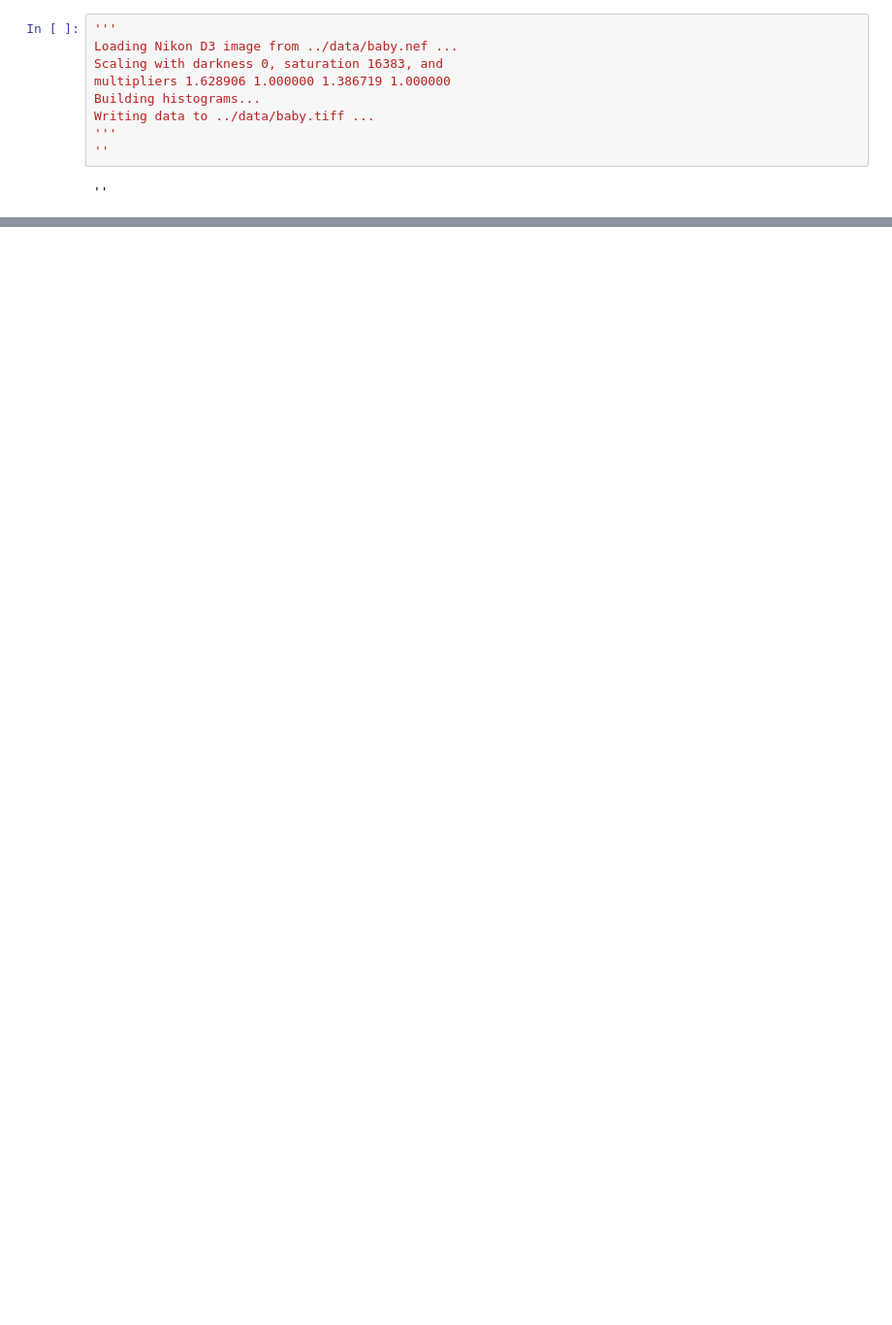
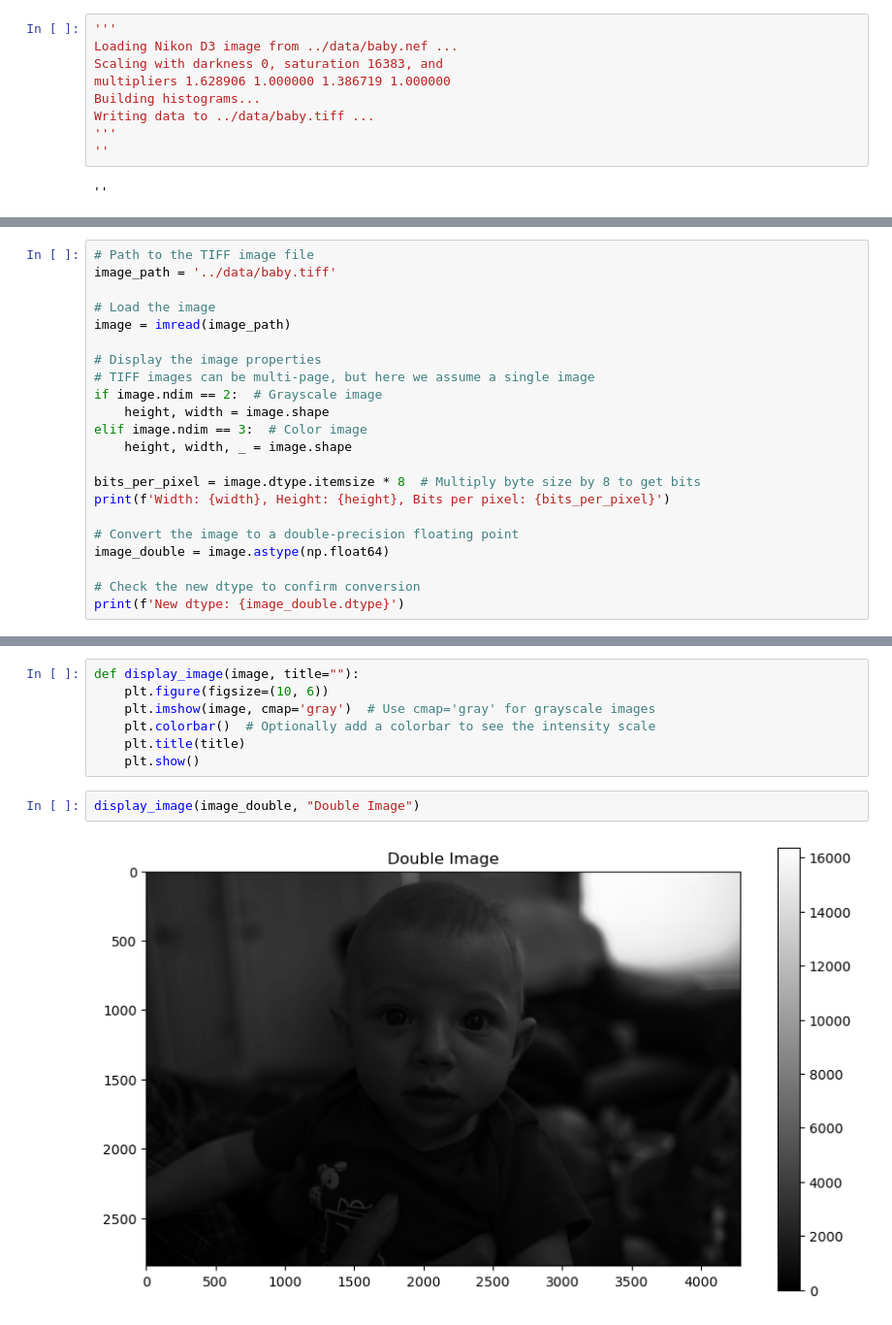
Before and after one commit to eonemli/ISP_pipeline, a Jupyter notebook: src/isp_hw.ipynb, the cells around one changed output, grey strips where cells are left out. Shown at 97% size. Saved outputs shown, nothing was run; the diff lists cells and outputs as text; blank space fills up the shorter version.

```diff
--- a/src/isp_hw.ipynb
+++ b/src/isp_hw.ipynb
@@ -41,0 +49,22 @@ Writing data to ../data/baby.tiff ...
+# %%
+# Path to the TIFF image file
+image_path = '../data/baby.tiff'
+
+# Load the image
+image = imread(image_path)
+
+# Display the image properties
+# TIFF images can be multi-page, but here we assume a single image
+if image.ndim == 2:  # Grayscale image
+    height, width = image.shape
+elif image.ndim == 3:  # Color image
+    height, width, _ = image.shape
+
+bits_per_pixel = image.dtype.itemsize * 8  # Multiply byte size by 8 to get bits
+print(f'Width: {width}, Height: {height}, Bits per pixel: {bits_per_pixel}')
+
+# Convert the image to a double-precision floating point
+image_double = image.astype(np.float64)
+
+# Check the new dtype to confirm conversion
+print(f'New dtype: {image_double.dtype}')
@@ -41,0 +85,11 @@ Writing data to ../data/baby.tiff ...
+# %%
+def display_image(image, title=""):
+    plt.figure(figsize=(10, 6))
+    plt.imshow(image, cmap='gray')  # Use cmap='gray' for grayscale images
+    plt.colorbar()  # Optionally add a colorbar to see the intensity scale
+    plt.title(title)
+    plt.show()
+# %%
+display_image(image_double, "Double Image")
+# %% [output]
+[figure, added]
```
Also changed, not shown: parts of 15 cells of this notebook, 1 other file.
